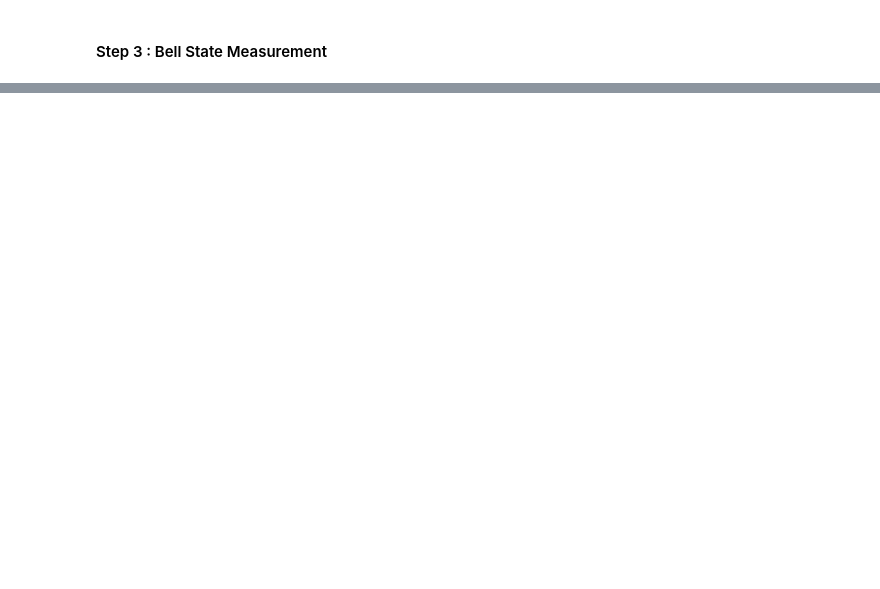
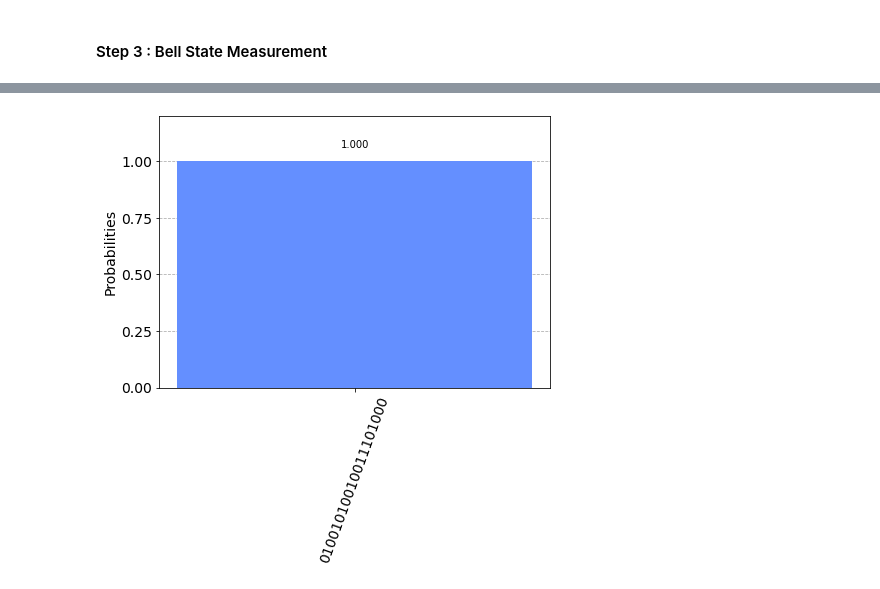
Before and after one commit to shashwat-1234/some_qsdc_codes, a Jupyter notebook: QSDC_Protocol-1/Qsdc_file_2.ipynb, the cells around one changed output, grey strips where cells are left out. Saved outputs shown, nothing was run; the diff lists cells and outputs as text; code cells hidden in the pictures; blank space fills up the shorter version.

Commit message:
finalfile1change

```diff
--- a/QSDC_Protocol-1/Qsdc_file_2.ipynb
+++ b/QSDC_Protocol-1/Qsdc_file_2.ipynb
@@ -121,0 +262,5 @@ Here as we know security of a bit will not be checked if the bases of correspodi
+# %%
+final_count = run_circuit(circuit, 1)
+plot_histogram(final_count)
+# %% [output]
+[figure, added]
```
Also changed, not shown: parts of 18 cells of this notebook, 2 other files.
